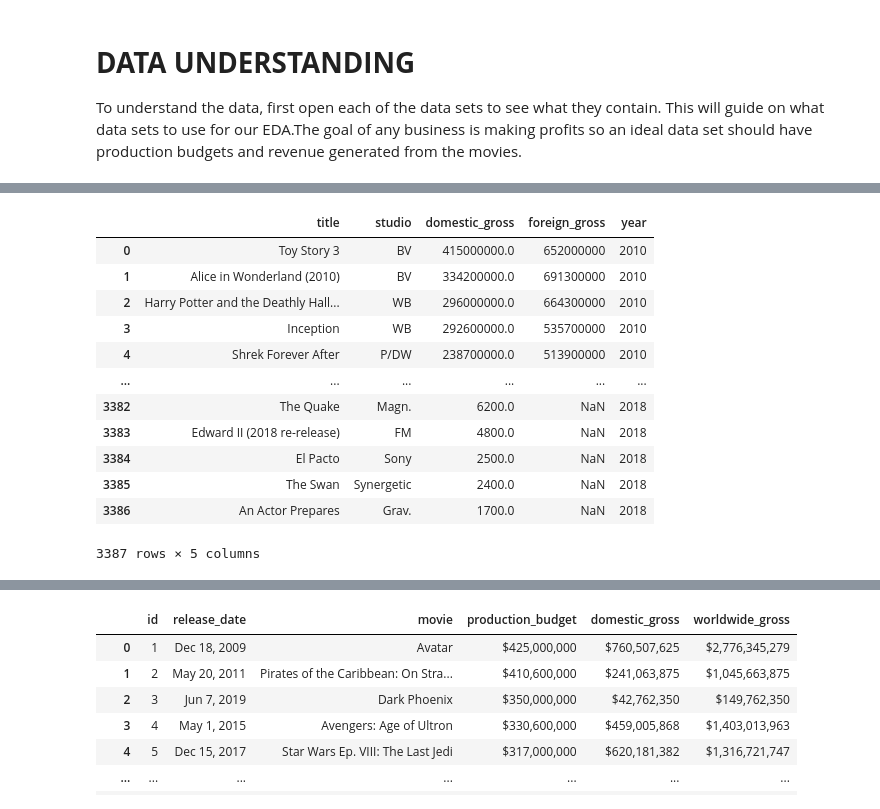
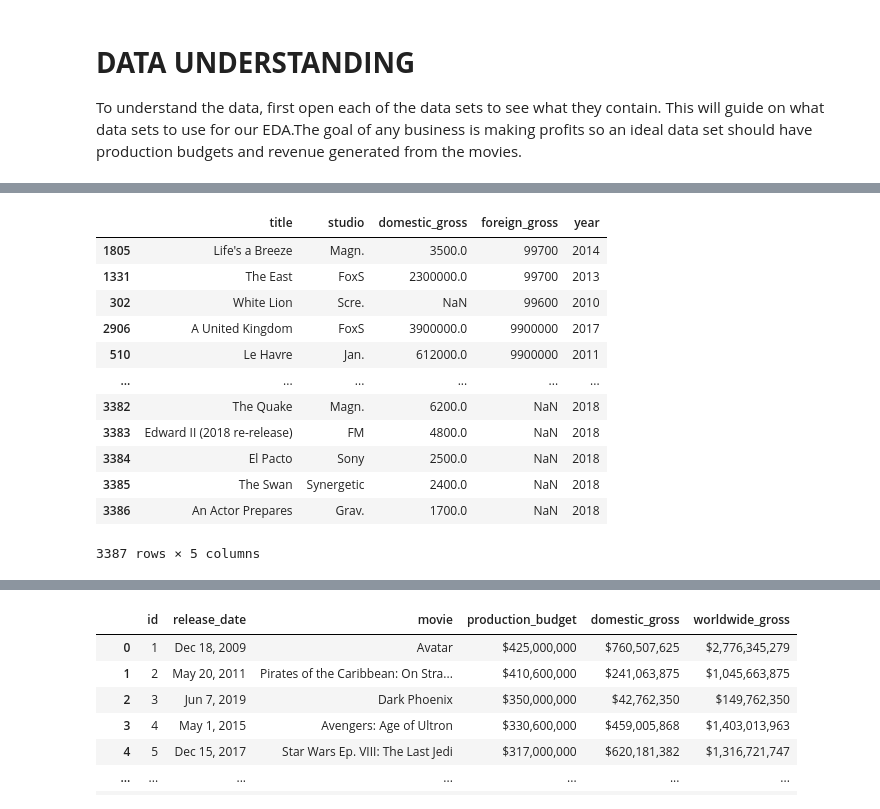
Before and after one commit to Opiyow/Project-v1, a Jupyter notebook: Marjorie Opiyo dsc_phase1_project.ipynb, the cells around one changed output, grey strips where cells are left out. Cells and saved outputs as stored; diff of their text form; code cells hidden in the pictures.

```diff
--- a/Marjorie Opiyo dsc_phase1_project.ipynb
+++ b/Marjorie Opiyo dsc_phase1_project.ipynb
@@ -39,15 +39,16 @@ tmdb_df.head()
 | 4 | 4 | [28, 878, 12] | 27205 | en | Inception | 27.920 | 2010-07-16 | Inception | ... |
 # %%
 # has gross revenues but no production budget therefore we cannot calculate profits
+#but it has a column containing studio names so we can compare this with the  foreign gross
 bom_df = pd.read_csv('bom.movie_gross.csv.gz')
-bom_df
+bom_df.sort_values(by = 'foreign_gross', ascending = False)
 # %% [output]
 |  | title | studio | domestic_gross | foreign_gross | year |
-| 0 | Toy Story 3 | BV | 415000000.0 | 652000000 | 2010 |
-| 1 | Alice in Wonderland (2010) | BV | 334200000.0 | 691300000 | 2010 |
-| 2 | Harry Potter and the Deathly Hall... | WB | 296000000.0 | 664300000 | 2010 |
-| 3 | Inception | WB | 292600000.0 | 535700000 | 2010 |
-| 4 | Shrek Forever After | P/DW | 238700000.0 | 513900000 | 2010 |
+| 1805 | Life's a Breeze | Magn. | 3500.0 | 99700 | 2014 |
+| 1331 | The East | FoxS | 2300000.0 | 99700 | 2013 |
+| 302 | White Lion | Scre. | NaN | 99600 | 2010 |
+| 2906 | A United Kingdom | FoxS | 3900000.0 | 9900000 | 2017 |
+| 510 | Le Havre | Jan. | 612000.0 | 9900000 | 2011 |
 | ... | ... | ... | ... | ... | ... |
 | 3382 | The Quake | Magn. | 6200.0 | NaN | 2018 |
 | 3383 | Edward II (2018 re-release) | FM | 4800.0 | NaN | 2018 |
```
Also changed, not shown: parts of 38 cells of this notebook.
